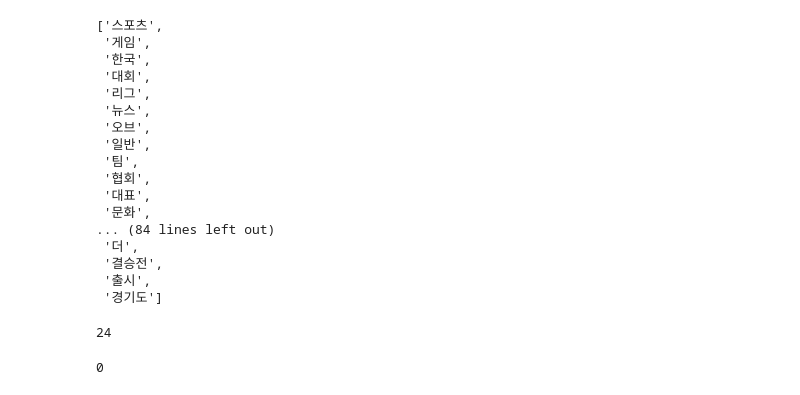
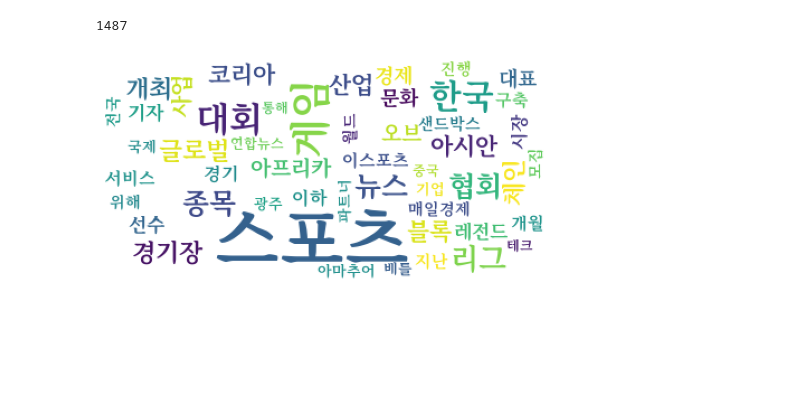
Before and after one commit to jmlee8939/esports_news_crawling, a Jupyter notebook: crawler.ipynb, the cells around one changed output. Drawn from its saved outputs; the diff is of its cells as text; code cells hidden in the pictures; blank space fills up the shorter version.

```diff
--- a/crawler.ipynb
+++ b/crawler.ipynb
@@ -105,5 +60,7 @@ def noun_extractor(url_list):
     return(all_nouns)
+# %%
+url_list = ['https://www.google.com/search?q=e%EC%8A%A4%ED%8F%AC%EC%B8%A0&tbs=cdr:1,cd_min:4/20/2022,cd_max:4/20/2017&tbm=nws&sxsrf=APq-WBuCsb9oTSum4kWu4jqRnbkxaqE4og:1650457065931&ei=6flfYqyuOIqw2roPy8aooA0&start=100&sa=N&ved=2ahUKEwjsxobZz6L3AhUKmFYBHUsjCtQQ8tMDegQIARA3&biw=1366&bih=625&dpr=1']
 # %%
-results2 = noun_extractor(url_list)
+results1 = noun_extractor(url_list)
 # %% [output]
 url finished
@@ -157,28 +69,6 @@ sorted(results22, key=results22.get, reverse=True)
 # %%
-sorted(results, key=results.get, reverse=True)[0:100]
+results = Counter(results1)
+sorted(results, key = results.get, reverse=True)
+print(len(results))
 # %% [output]
-['스포츠',
- '게임',
- '한국',
- '대회',
- '리그',
- '뉴스',
- '오브',
- '일반',
- '팀',
- '협회',
- '대표',
- '문화',
-... (84 lines left out)
- '더',
- '결승전',
- '출시',
- '경기도']
+1487
-# %%
-results['스타']
-# %% [output]
-24
-# %%
-results['군대']
-# %% [output]
-0
@@ -186,0 +75,16 @@ url_list = ['https://www.google.com/search?q=e%EC%8A%A4%ED%8F%AC%EC%B8%A0&biw=19
+# %%
+filtered_list = {}
+for k,v in results.items():
+    if len(k) >= 2 :
+        filtered_list[k] = v
+tags = Counter(filtered_list).most_common(50)
+font_path='C:\\Users\\jaemini_man\\Desktop\\github\\esports_news_crawling\\MaruBuriTTF\\MaruBuri-Bold.ttf'
+wc = WordCloud(font_path = font_path,background_color="white", max_font_size=60)
+cloud = wc.generate_from_frequencies(dict(tags))
+# %%
+plt.figure(figsize=(8, 8))
+plt.axis('off')
+plt.imshow(cloud)
+plt.show()
+# %% [output]
+[figure, added]
```
Also changed, not shown: parts of 10 cells of this notebook, 8 other files.
